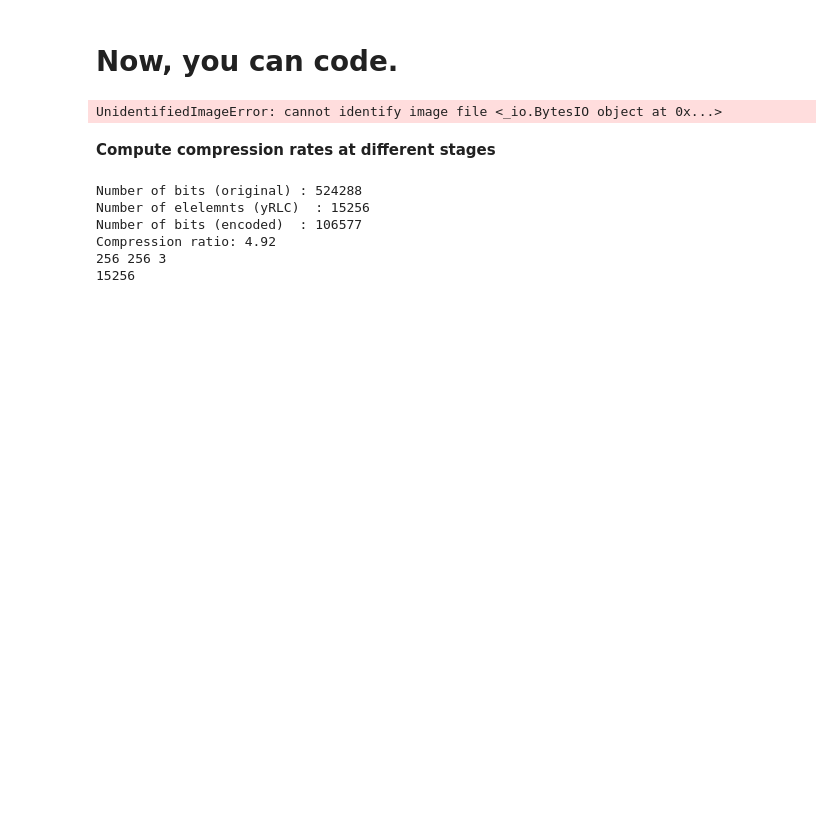
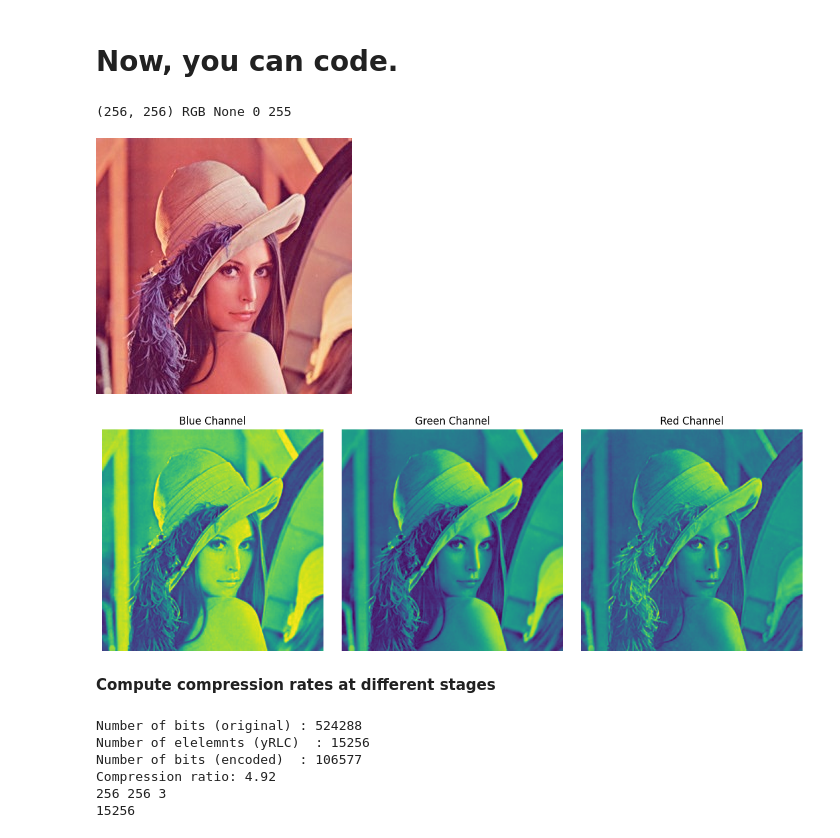
Before and after one commit to PailBoy/TP_theoprie_information, a Jupyter notebook: TP1_jpeg_francais.ipynb, the cells around one changed output. Drawn from its saved outputs; the diff is of its cells as text; code cells hidden in the pictures; blank space fills up the shorter version.

```diff
--- a/TP1_jpeg_francais.ipynb
+++ b/TP1_jpeg_francais.ipynb
@@ -609,35 +609,67 @@ print(out)
 # %% [markdown]
 # Now, you can code.
+# %%
+# Function to show different channels
+def show_image_channels(image: np.ndarray):
+    # Split the image into RGB channels
+    b_channel, g_channel, r_channel = cv2.split(image)
+
+    # Create a figure to display the channels
+    plt.figure(figsize=(12, 4))
+
+    # Display Blue channel
+    plt.subplot(1, 3, 1)
+    plt.imshow(b_channel, cmap='viridis')
+    plt.title('Blue Channel')
+    plt.axis('off')
+
+    # Display Green channel
+    plt.subplot(1, 3, 2)
+    plt.imshow(g_channel, cmap='viridis')
+    plt.title('Green Channel')
+    plt.axis('off')
+
+    # Display Red channel
+    plt.subplot(1, 3, 3)
+    plt.imshow(r_channel, cmap='viridis')
+    plt.title('Red Channel')
+    plt.axis('off')
+
+    plt.tight_layout()
+    plt.show()
 # %%
 # define quantization tables
 qY = np.array([[16, 11, 10, 16, 24, 40, 51, 61],  # luminance quantization table
                 [12, 12, 14, 19, 26, 48, 60, 55],
                 [14, 13, 16, 24, 40, 57, 69, 56],
                 [14, 17, 22, 29, 51, 87, 80, 62],
                 [18, 22, 37, 56, 68, 109, 103, 77],
                 [24, 35, 55, 64, 81, 104, 113, 92],
                 [49, 64, 78, 87, 103, 121, 120, 101],
                 [72, 92, 95, 98, 112, 100, 103, 99]])
 
 qC = np.array([[17, 18, 24, 47, 99, 99, 99, 99],  # chrominance quantization table
                 [18, 21, 26, 66, 99, 99, 99, 99],
                 [24, 26, 56, 99, 99, 99, 99, 99],
                 [47, 66, 99, 99, 99, 99, 99, 99],
                 [99, 99, 99, 99, 99, 99, 99, 99],
                 [99, 99, 99, 99, 99, 99, 99, 99],
                 [99, 99, 99, 99, 99, 99, 99, 99],
                 [99, 99, 99, 99, 99, 99, 99, 99]])
 
 # read an image and show it
 url = "http://www.lenna.org/len_std.jpg"
 
 # url = "https://www.hlevkin.com/hlevkin/TestImages/baboon.bmp"
 imgOriginal= load_from_url(url)
 show(imgOriginal)
 
 #TODO: show different channels
+show_image_channels(imgOriginal)
 # %% [output]
-UnidentifiedImageError: cannot identify image file <_io.BytesIO object at 0x...>
+(256, 256) RGB None 0 255
+[figure, added]
+[figure, added]
 # %%
 # For students
 # TODO: Write your 'main' code
```
Also changed, not shown: parts of 3 cells of this notebook.
